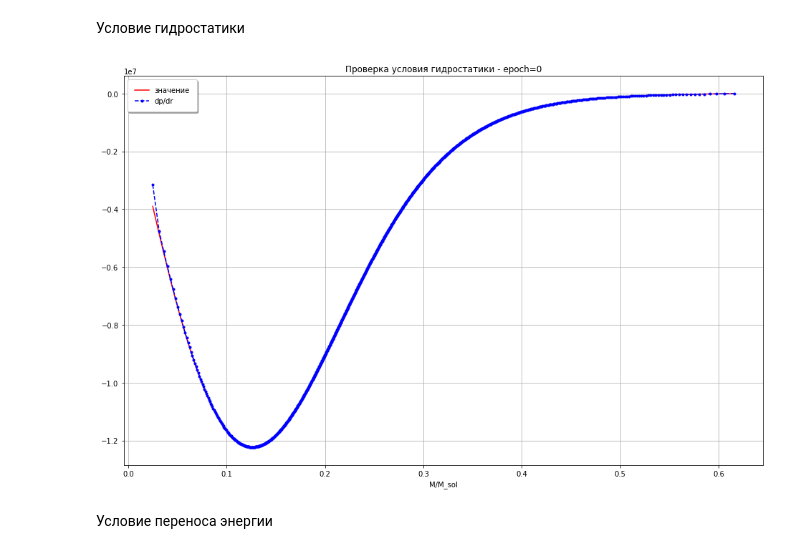
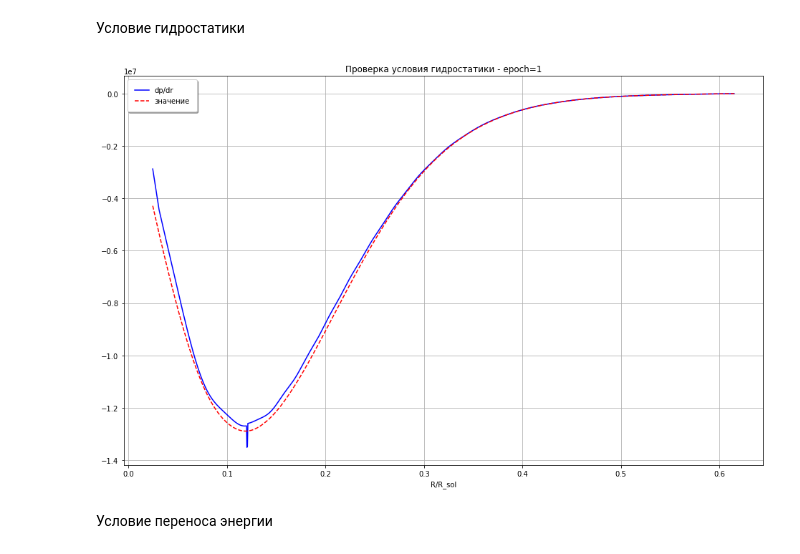
Before and after one commit to boangri/StarModels, a Jupyter notebook: VarModel.ipynb, the cells around one changed output. Cells and saved outputs as stored; diff of their text form; code cells hidden in the pictures.

```diff
--- a/VarModel.ipynb
+++ b/VarModel.ipynb
@@ -43,7 +38,7 @@ def load_model(epoch):
 #     filename = 'FromCenter/1epoch%.02d.csv' % epoch
     filename = 'Mass/3epoch%.02d.csv' % epoch
     return pd.read_csv(filename)
-epoch = 0
+epoch = 1
 df1 = load_model(epoch)
 dimM = len(df1.index)
 df1
@@ -152,21 +147,22 @@ for i in range(1, dimM-1):
 # %%
 r1 = r[1:-1]/s.R
 m1 = m[1:-1]/s.M
 a1 = a[1:-1]
 da1 = da[1:-1]
 plt.figure(figsize=(16, 10))
 ax = plt.axes()
-plt.plot(r1, a1, color='red', label='значение')
-plt.plot(r1, da1, '--', color='blue', marker='.', label='dp/dr')
+plt.plot(r1, da1, '-', color='blue', label='dp/dr')
+plt.plot(r1, a1, '--', color='red', label='значение')
+
 # plt.xlim(0.,0.1)
 # plt.ylim(-0.1, 0.1)
-plt.xlabel('M/M_sol')
+plt.xlabel('R/R_sol')
 plt.ylabel('')
 plt.title('Проверка условия гидростатики - epoch=%d' % epoch)
 ax.grid(b=True, which='both')
 ax.legend(fancybox=True, framealpha=1, shadow=True, borderpad=1);
 # %% [output]
-[figure, old version]
+[figure, new version]
 # %% [markdown]
 Условие переноса энергии
 # %%
```
Also changed, not shown: parts of 5 cells of this notebook, 4 other files.
